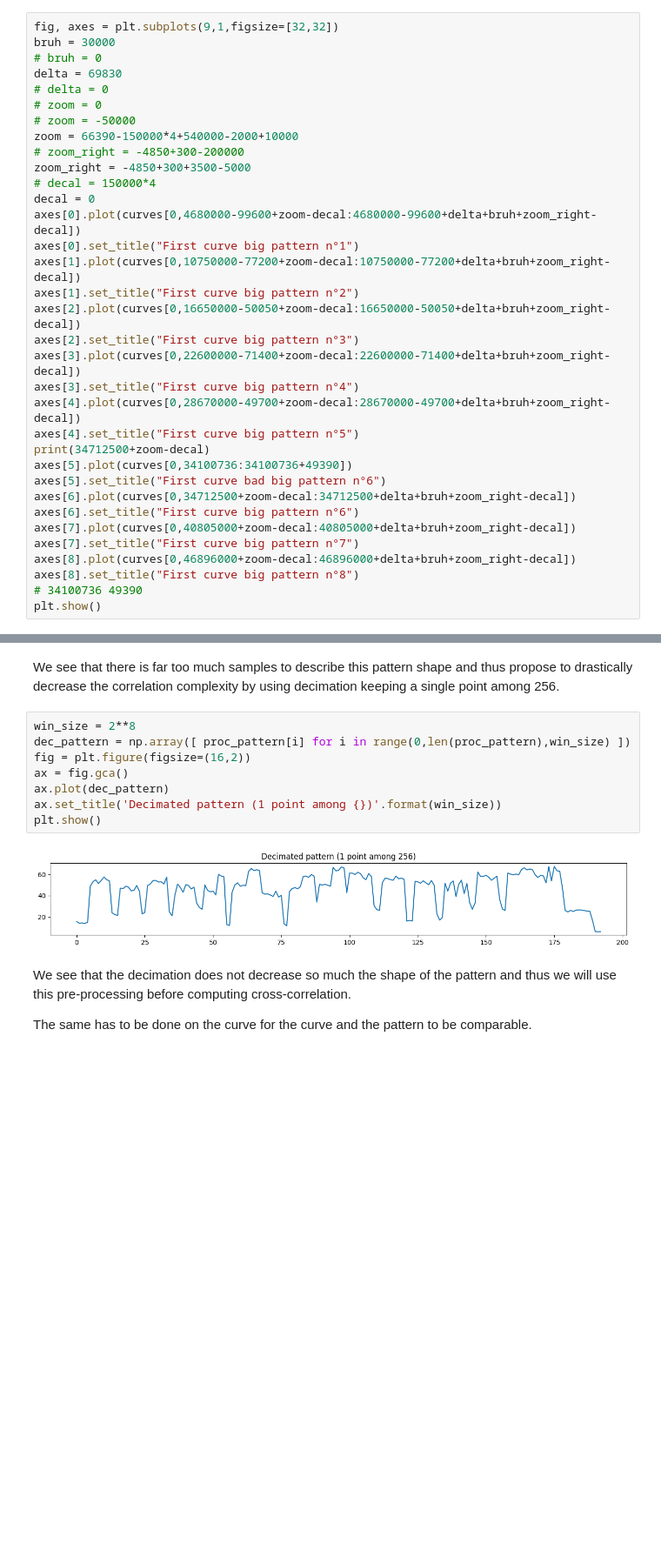
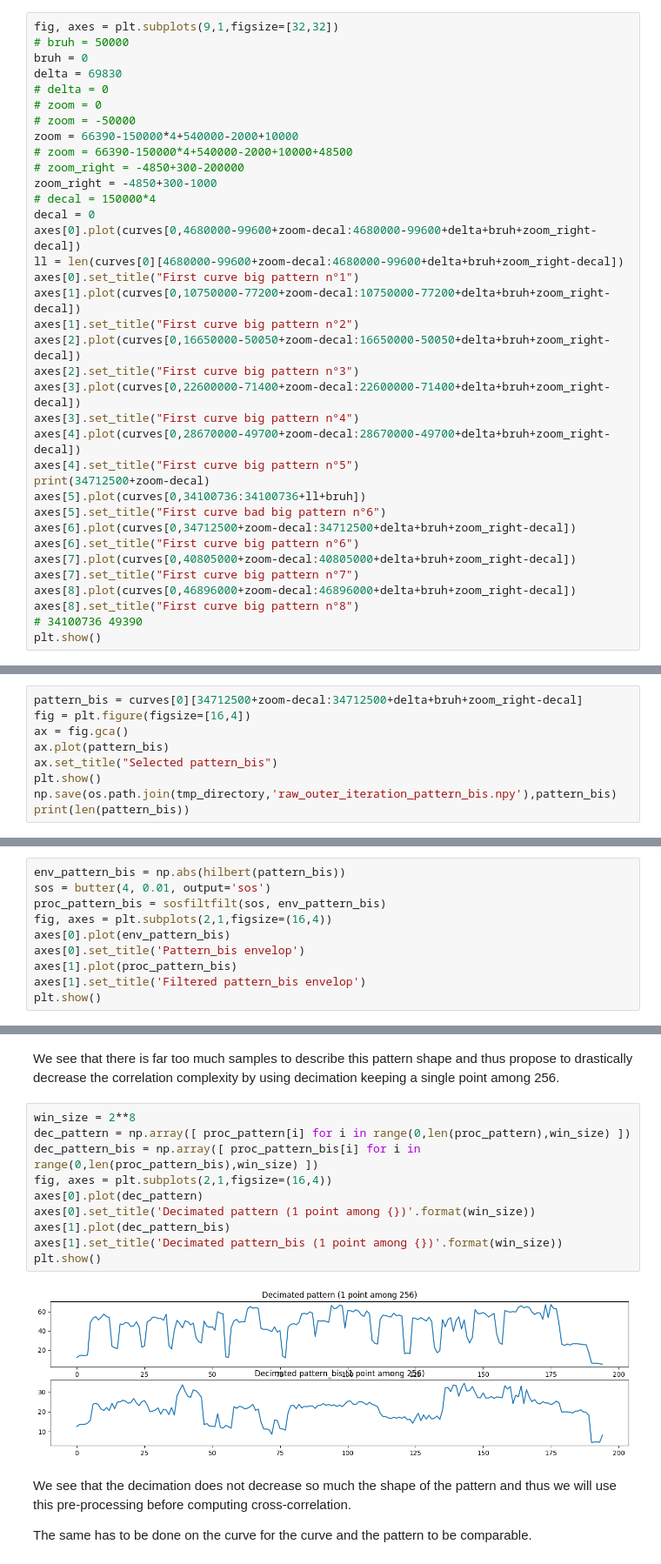
Before and after one commit to Bolster2k/sca-bike, a Jupyter notebook: Outer-Iterations Detection (C implementation).ipynb, the cells around one changed output, grey strips where cells are left out. Shown at 87% size. Cells and saved outputs as stored; diff of their text form; blank space fills up the shorter version.

Commit message:
pattern_bis but saved this time

```diff
--- a/Outer-Iterations Detection (C implementation).ipynb
+++ b/Outer-Iterations Detection (C implementation).ipynb
@@ -89,18 +89,20 @@ plt.show()
 [figure]
 # %%
 fig, axes = plt.subplots(9,1,figsize=[32,32])
-bruh = 30000
-# bruh = 0
+# bruh = 50000
+bruh = 0
 delta = 69830
 # delta = 0
 # zoom = 0
 # zoom = -50000
 zoom = 66390-150000*4+540000-2000+10000
+# zoom = 66390-150000*4+540000-2000+10000+48500
 # zoom_right = -4850+300-200000
-zoom_right = -4850+300+3500-5000
+zoom_right = -4850+300-1000
 # decal = 150000*4
 decal = 0
 axes[0].plot(curves[0,4680000-99600+zoom-decal:4680000-99600+delta+bruh+zoom_right-decal])
+ll = len(curves[0][4680000-99600+zoom-decal:4680000-99600+delta+bruh+zoom_right-decal])
 axes[0].set_title("First curve big pattern n°1")
 axes[1].plot(curves[0,10750000-77200+zoom-decal:10750000-77200+delta+bruh+zoom_right-decal])
 axes[1].set_title("First curve big pattern n°2")
@@ -111,7 +113,7 @@ axes[3].set_title("First curve big pattern n°4")
 axes[4].plot(curves[0,28670000-49700+zoom-decal:28670000-49700+delta+bruh+zoom_right-decal])
 axes[4].set_title("First curve big pattern n°5")
 print(34712500+zoom-decal)
-axes[5].plot(curves[0,34100736:34100736+49390])
+axes[5].plot(curves[0,34100736:34100736+ll+bruh])
 axes[5].set_title("First curve bad big pattern n°6")
 axes[6].plot(curves[0,34712500+zoom-decal:34712500+delta+bruh+zoom_right-decal])
 axes[6].set_title("First curve big pattern n°6")
@@ -140,0 +143,9 @@ print(len(pattern))
+# %%
+pattern_bis = curves[0][34712500+zoom-decal:34712500+delta+bruh+zoom_right-decal]
+fig = plt.figure(figsize=[16,4])
+ax = fig.gca()
+ax.plot(pattern_bis)
+ax.set_title("Selected pattern_bis")
+plt.show()
+np.save(os.path.join(tmp_directory,'raw_outer_iteration_pattern_bis.npy'),pattern_bis)
+print(len(pattern_bis))
@@ -159,0 +174,10 @@ plt.show()
+# %%
+env_pattern_bis = np.abs(hilbert(pattern_bis))
+sos = butter(4, 0.01, output='sos')
+proc_pattern_bis = sosfiltfilt(sos, env_pattern_bis)
+fig, axes = plt.subplots(2,1,figsize=(16,4))
+axes[0].plot(env_pattern_bis)
+axes[0].set_title('Pattern_bis envelop')
+axes[1].plot(proc_pattern_bis)
+axes[1].set_title('Filtered pattern_bis envelop')
+plt.show()
@@ -162,13 +188,15 @@ We see that there is far too much samples to describe this pattern shape and thu
 # %%
 win_size = 2**8
 dec_pattern = np.array([ proc_pattern[i] for i in range(0,len(proc_pattern),win_size) ])
-fig = plt.figure(figsize=(16,2))
-ax = fig.gca()
-ax.plot(dec_pattern)
-ax.set_title('Decimated pattern (1 point among {})'.format(win_size))
+dec_pattern_bis = np.array([ proc_pattern_bis[i] for i in range(0,len(proc_pattern_bis),win_size) ])
+fig, axes = plt.subplots(2,1,figsize=(16,4))
+axes[0].plot(dec_pattern)
+axes[0].set_title('Decimated pattern (1 point among {})'.format(win_size))
+axes[1].plot(dec_pattern_bis)
+axes[1].set_title('Decimated pattern_bis (1 point among {})'.format(win_size))
 plt.show()
 # %% [output]
-[figure, old version]
+[figure, new version]
 # %% [markdown]
 We see that the decimation does not decrease so much the shape of the pattern and thus we will use this pre-processing before computing cross-correlation.
 
```
Also changed, not shown: parts of 8 cells of this notebook.
